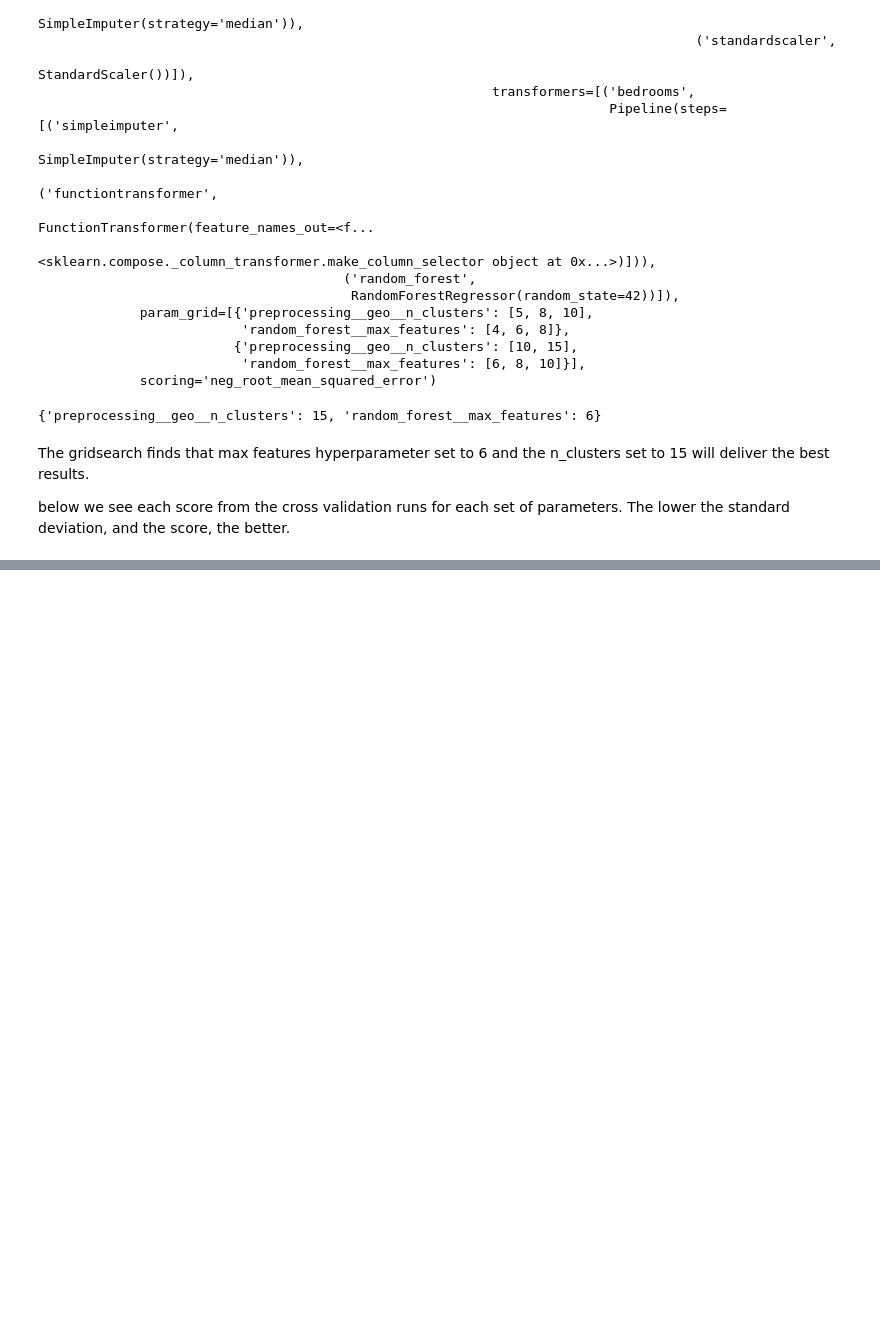
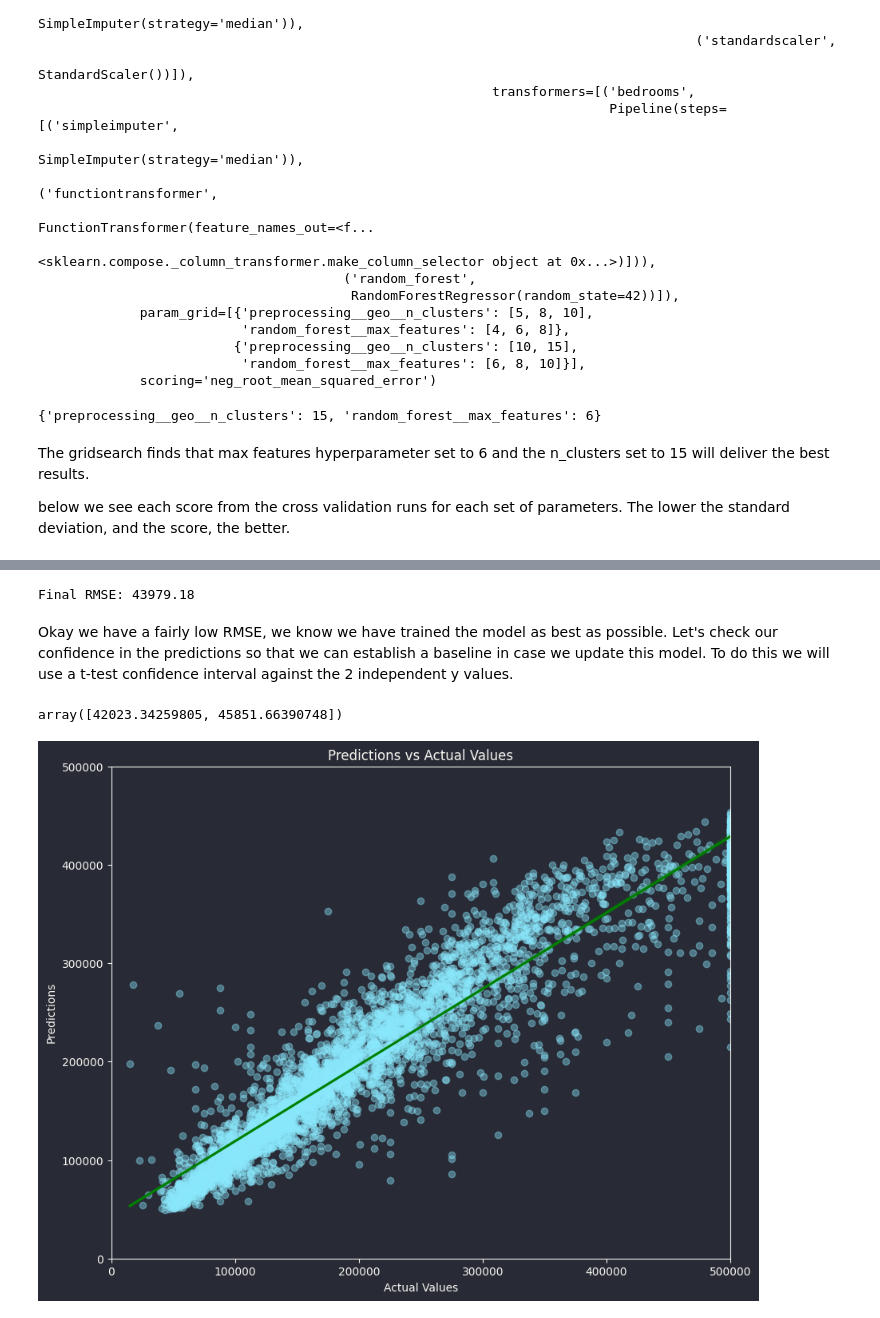
Before and after one commit to NickMarini/data-science, a Jupyter notebook: notebooks/california_housing.ipynb, the cells around one changed output, grey strips where cells are left out. Cells and saved outputs as stored; diff of their text form; code cells hidden in the pictures; blank space fills up the shorter version.

```diff
--- a/notebooks/california_housing.ipynb
+++ b/notebooks/california_housing.ipynb
@@ -920,0 +921,14 @@ cv_df[['param_random_forest__max_features', 'param_preprocessing__geo__n_cluster
+# %%
+from sklearn.model_selection import RandomizedSearchCV
+from scipy.stats import randint
+
+# set param distributions
+param_distribs = {'preprocessing__geo__n_clusters': randint(low=3, high=50),
+                    'random_forest__max_features': randint(low=2, high=20)}
+
+# instantiate the randomized search
+rnd_search = RandomizedSearchCV(full_pipeline, param_distributions=param_distribs,
+                                n_iter=10, cv=3, scoring='neg_root_mean_squared_error', random_state=42)
+
+# fit the randomized search to the training data (this will take a few minutes)
+rnd_search.fit(X_train, y_train)
@@ -920,0 +996,5 @@ cv_df[['param_random_forest__max_features', 'param_preprocessing__geo__n_cluster
+# %%
+
+final_model = rnd_search.best_estimator_
+
+final_model
@@ -920,0 +1022,40 @@ cv_df[['param_random_forest__max_features', 'param_preprocessing__geo__n_cluster
+# %%
+# prepare test data for final model
+X_test = test_set.drop("median_house_value", axis=1)
+y_test = test_set["median_house_value"].copy()
+# %%
+# make predictions on the test data
+y_test_pred = final_model.predict(X_test)
+
+# calculate the mean squared error
+final_mse = mean_squared_error(y_test, y_test_pred, squared=False)
+
+print(f"Final RMSE: {final_mse:.2f}")
+# %% [output]
+Final RMSE: 43979.18
+# %% [markdown]
+Okay we have a fairly low RMSE, we know we have trained the model as best as possible. Let's check our confidence in the predictions so that we can establish a baseline in case we update this model. To do this we will use a t-test confidence interval against the 2 independent y values.
+# %%
+# import stats and do a t-test
+from scipy import stats
+
+conf = 0.95
+squared_errors = (y_test_pred - y_test) ** 2
+np.sqrt(stats.t.interval(conf, len(squared_errors) - 1,
+                            loc=squared_errors.mean(),
+                            scale=stats.sem(squared_errors)))
+# %% [output]
+array([42023.34259805, 45851.66390748])
+# %%
+# plot the predictions vs the actual values with a linear regression line and confidence interval of 95% showing the error
+plt.figure(figsize=(10, 8))
+plt.scatter(x=y_test, y=y_test_pred, alpha=0.4)
+sns.regplot(x=y_test, y=y_test_pred, ci=95, line_kws={'color': 'green'}, scatter=False)
+plt.ylim((0, 500000))
+plt.xlim((0, 500000))
+plt.xlabel("Actual Values")
+plt.ylabel("Predictions")
+plt.title("Predictions vs Actual Values")
+plt.show()
+# %% [output]
+[figure, added]
```
Also changed, not shown: parts of 10 cells of this notebook.
